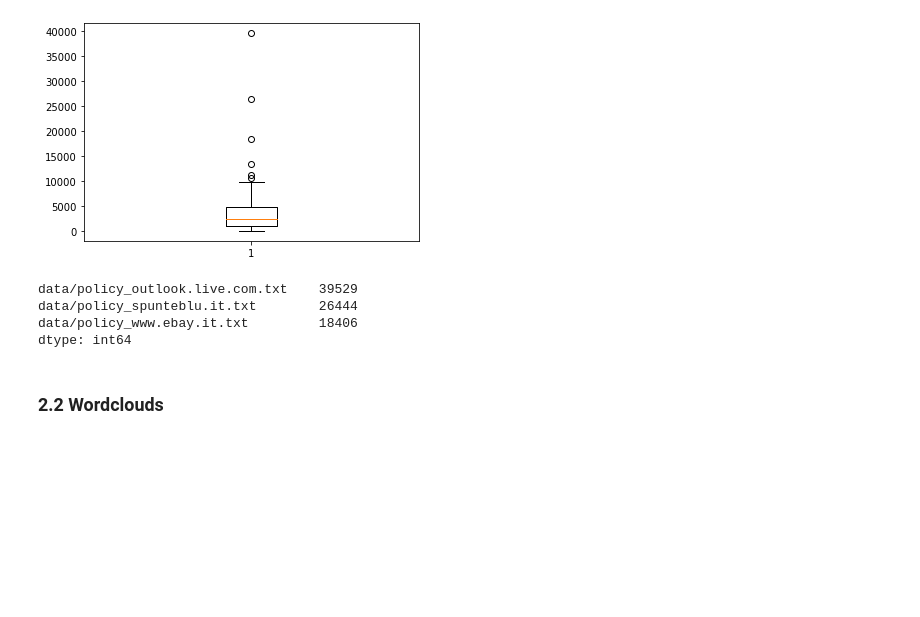
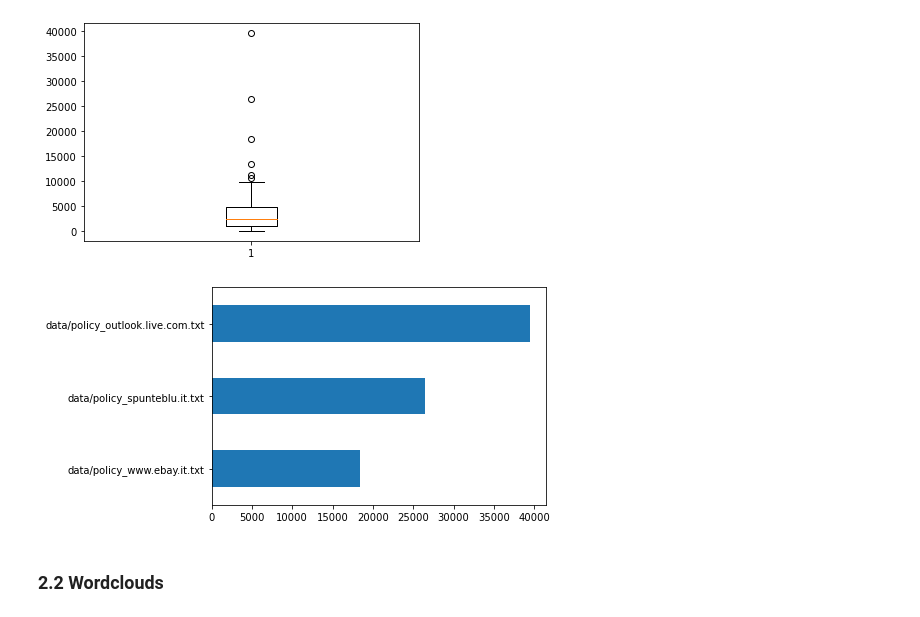
Before and after one commit to gbrsni/policySpider, a Jupyter notebook: Policy analysis.ipynb, the cells around one changed output. Saved outputs shown, nothing was run; the diff lists cells and outputs as text; code cells hidden in the pictures; blank space fills up the shorter version.

Commit message:
Bar plot for top 3 longest policies

```diff
--- a/Policy analysis.ipynb
+++ b/Policy analysis.ipynb
@@ -100,25 +100,24 @@ plt.show()
 # %% [output]
 [figure]
 [figure]
-# %%
-# Top 3 longest policies by wordcount
-
-policy_files = []
-for filename in policy_file_names:
-    policy_files.append(open(DATADIR + filename))
-
-wc_dict = {}
-
-for file in policy_files:
-    wc_dict[file.name] = len(file.read().split())
-
-wc_s = pd.Series(wc_dict).sort_values(ascending=False)
-wc_s[:3]
-# %% [output]
-data/policy_outlook.live.com.txt    39529
-data/policy_spunteblu.it.txt        26444
-data/policy_www.ebay.it.txt         18406
-dtype: int64
+# %%
+# Top 3 longest policies by wordcount
+
+policy_files = []
+for filename in policy_file_names:
+    policy_files.append(open(DATADIR + filename))
+
+wc_dict = {}
+
+for file in policy_files:
+    wc_dict[file.name] = len(file.read().split())
+
+wc_s = pd.Series(wc_dict).sort_values(ascending=True)
+wc_s[len(wc_s) - 3:]
+wc_s[len(wc_s) - 3:].plot.barh()
+plt.show()
+# %% [output]
+[figure, added]
 # %% [markdown]
 ### 2.2 Wordclouds
 # %%
```
Also changed, not shown: parts of 4 cells of this notebook.
